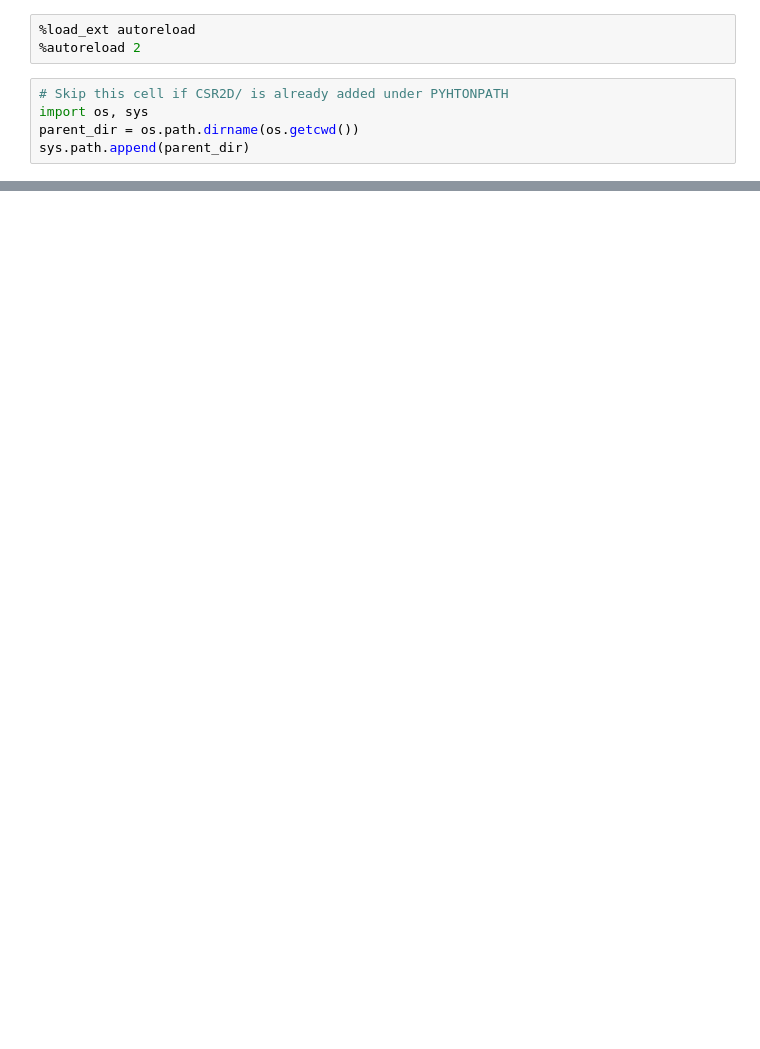
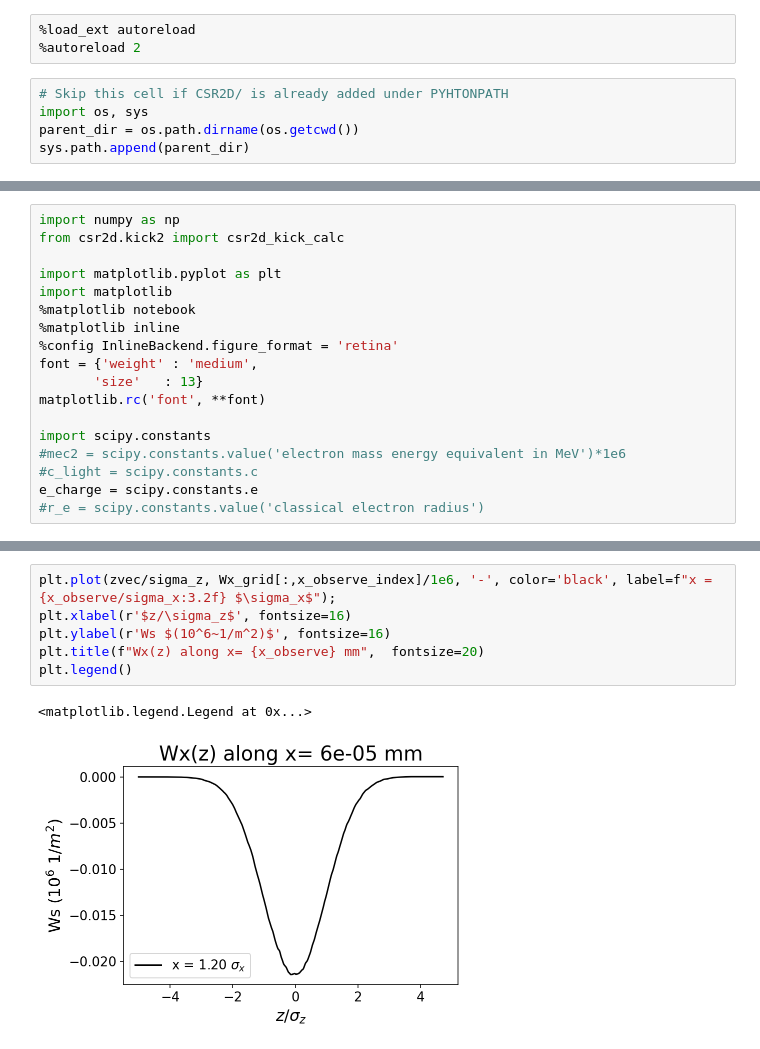
Before and after one commit to weiyuanlou/PyCSR2D, a Jupyter notebook: examples/benchmark.ipynb, the cells around one changed output, grey strips where cells are left out. Drawn from its saved outputs; the diff is of its cells as text; blank space fills up the shorter version.

```diff
--- a/examples/benchmark.ipynb
+++ b/examples/benchmark.ipynb
@@ -75,0 +9,18 @@ Text(0, 0.5, 'Ws$(10^6 m^{-2})$')
+# %%
+import numpy as np
+from csr2d.kick2 import csr2d_kick_calc
+
+import matplotlib.pyplot as plt
+import matplotlib
+%matplotlib notebook
+%matplotlib inline
+%config InlineBackend.figure_format = 'retina'
+font = {'weight' : 'medium',
+       'size'   : 13}
+matplotlib.rc('font', **font)
+
+import scipy.constants
+#mec2 = scipy.constants.value('electron mass energy equivalent in MeV')*1e6
+#c_light = scipy.constants.c
+e_charge = scipy.constants.e
+#r_e = scipy.constants.value('classical electron radius')
@@ -83,0 +110,9 @@ Text(0, 0.5, 'Wx$(10^6 m^{-2})$')
+# %%
+plt.plot(zvec/sigma_z, Wx_grid[:,x_observe_index]/1e6, '-', color='black', label=f"x = {x_observe/sigma_x:3.2f} $\sigma_x$");
+plt.xlabel(r'$z/\sigma_z$', fontsize=16)
+plt.ylabel(r'Ws $(10^6~1/m^2)$', fontsize=16)
+plt.title(f"Wx(z) along x= {x_observe} mm",  fontsize=20)
+plt.legend()
+# %% [output]
+<matplotlib.legend.Legend at 0x...>
+[figure, added]
```
Also changed, not shown: parts of 17 cells of this notebook, 2 other files.
